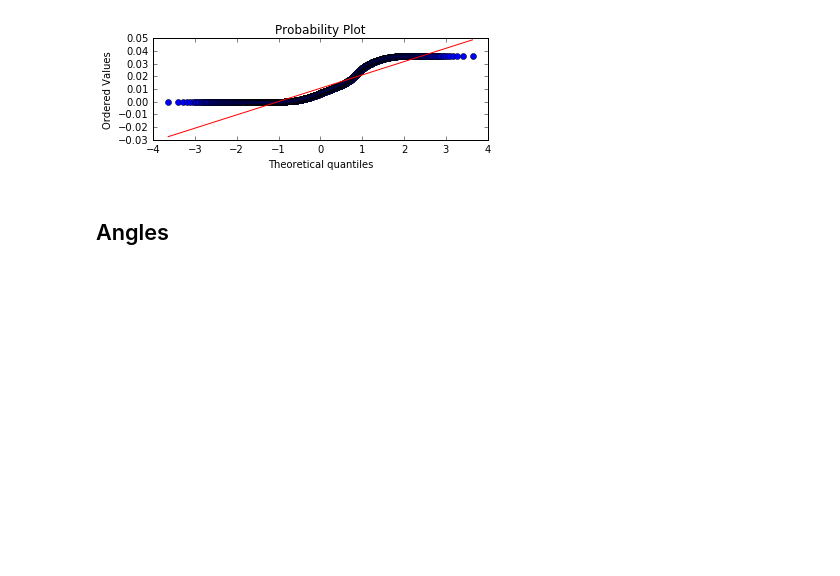
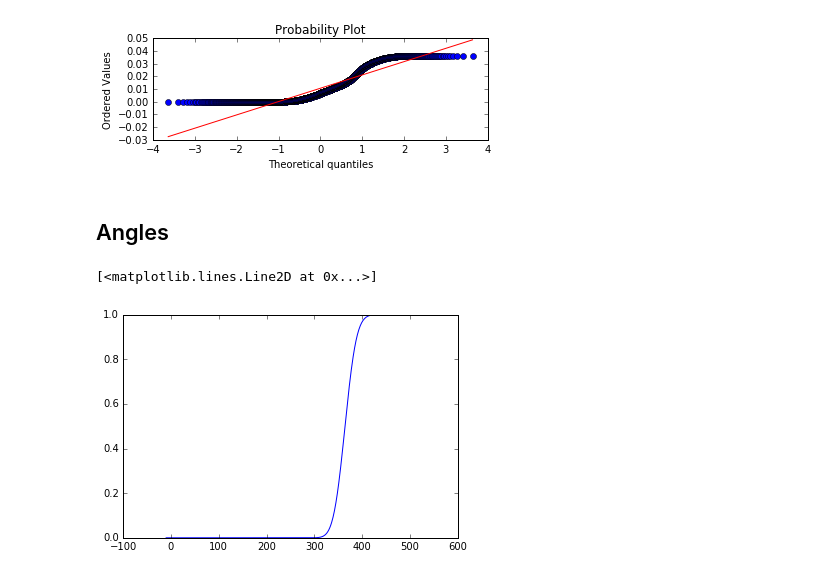
Before and after one commit to wadpac/hsmm4acc, a Jupyter notebook: notebooks/ExploreData5sec.ipynb, the cells around one changed output. Drawn from its saved outputs; the diff is of its cells as text; code cells hidden in the pictures; blank space fills up the shorter version.

```diff
--- a/notebooks/ExploreData5sec.ipynb
+++ b/notebooks/ExploreData5sec.ipynb
@@ -241,3 +242,11 @@ plt.boxplot(radius);
 # %%
 fig = subplots(figsize=(15, 15))
 plt.scatter(anglex, anglez, color='black', s=5);
+# %%
+x = np.arange(-10, 600)
+y = stats.poisson.cdf(x, mu=364.7, loc=0 )
+#y = stats.poisson.logsf(x, mu=364.7, loc=0 )
+plt.plot(x,y)
+# %% [output]
+[<matplotlib.lines.Line2D at 0x...>]
+[figure, added]
```
Also changed, not shown: parts of 11 cells of this notebook, 6 other files.
